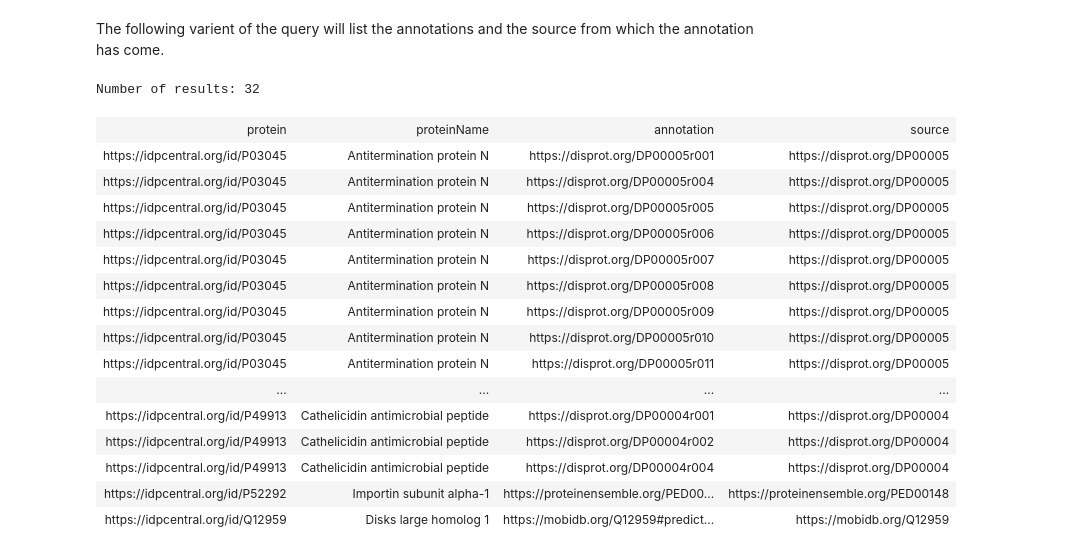
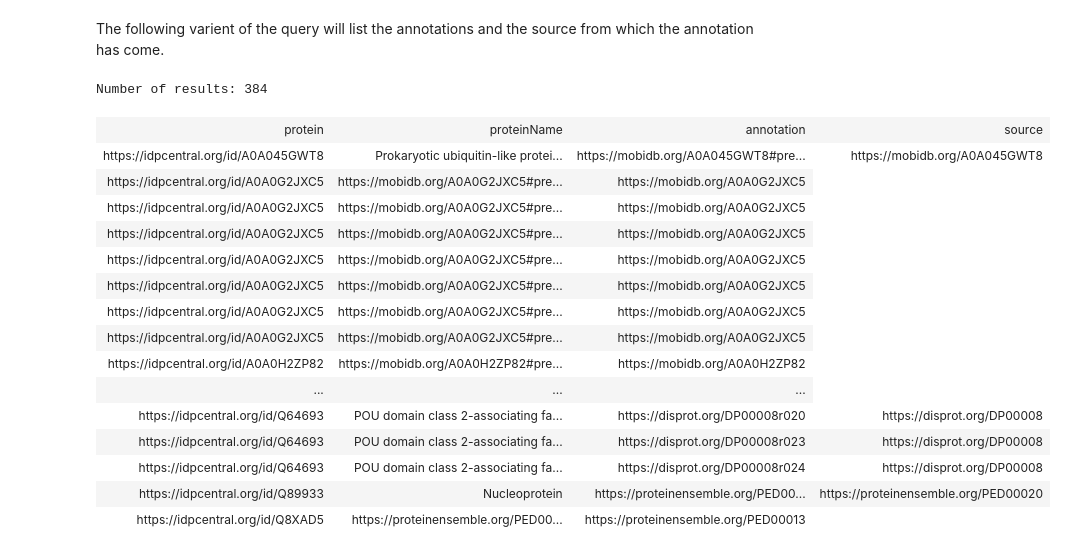
Before and after one commit to ivanmicetic/IDP-KG, a Jupyter notebook: notebooks/AnalysisQueries.ipynb, the cells around one changed output. Cells and saved outputs as stored; diff of their text form; code cells hidden in the pictures.

```diff
--- a/notebooks/AnalysisQueries.ipynb
+++ b/notebooks/AnalysisQueries.ipynb
@@ -41,21 +51,20 @@ from rdflib import ConjunctiveGraph
 The following function takes the results of a `SPARQL SELECT` query and displays them using a HTML table for human viewing.
 # %%
 def displayResults(queryResult):
-    from IPython.core.display import display, HTML
-    HTMLResult = '<p>Number of results: ' + str(len(queryResult)) + '</p>'
+    HTMLResult = '<p>Number of results: ' + str(len(queryResult['results']['bindings'])) + '</p>'
     HTMLResult = HTMLResult + '<table><tr style="color:white;background-color:#43BFC7;font-weight:bold">'
     # print variable names and build header:
-    for varName in queryResult.vars:
+    for varName in queryResult['head']['vars']:
         HTMLResult = HTMLResult + '<td>' + varName + '</td>'
     HTMLResult = HTMLResult + '</tr>'
 
     # print values from each row and build table of results
-    for row in queryResult:
+    for row in queryResult['results']['bindings']:
         HTMLResult = HTMLResult + '<tr>'
         for column in row:
             #print("COLUMN:", column)
             if column != "":
-                HTMLResult = HTMLResult + '<td>' +  str(column) + '</td>'
+                HTMLResult = HTMLResult + '<td>' +  str(row[column]['value']) + '</td>'
             else:
                 HTMLResult = HTMLResult + '<td>' + "N/A"+ '</td>'
         HTMLResult = HTMLResult + '</tr>'
@@ -903,47 +1102,49 @@ Number of results: 1
 # %% [markdown]
 The following varient of the query will list the annotations and the source from which the annotation has come.
 # %%
-displayResults(idpKG.query("""
+logging.info(' list the annotations - Query Started.')
+displayResults(query_idpkg("""
 PREFIX pav: <http://purl.org/pav/>
 PREFIX schema: <https://schema.org/>
 SELECT ?protein ?proteinName ?annotation ?source
 WHERE {
     {
         SELECT DISTINCT ?protein ?proteinName
         WHERE {
 		    GRAPH ?g {
         		?protein a schema:Protein .
 		        OPTIONAL {?protein schema:name ?proteinName .}
 		    }
         }
     }
     {
         SELECT ?annotation ?source ?protein
         WHERE {
             GRAPH ?g {
                 ?protein schema:hasSequenceAnnotation ?annotation
             }
             ?g pav:retrievedFrom ?source .
         }
     }
 }
 ORDER BY ?protein ?annotation
-"""))
+""", opt))
+logging.info('Query Completed.')
 # %% [output]
-Number of results: 32
+Number of results: 384
 | protein | proteinName | annotation | source |
-| https://idpcentral.org/id/P03045 | Antitermination protein N | https://disprot.org/DP00005r001 | https://disprot.org/DP00005 |
-| https://idpcentral.org/id/P03045 | Antitermination protein N | https://disprot.org/DP00005r004 | https://disprot.org/DP00005 |
-| https://idpcentral.org/id/P03045 | Antitermination protein N | https://disprot.org/DP00005r005 | https://disprot.org/DP00005 |
-| https://idpcentral.org/id/P03045 | Antitermination protein N | https://disprot.org/DP00005r006 | https://disprot.org/DP00005 |
-| https://idpcentral.org/id/P03045 | Antitermination protein N | https://disprot.org/DP00005r007 | https://disprot.org/DP00005 |
-| https://idpcentral.org/id/P03045 | Antitermination protein N | https://disprot.org/DP00005r008 | https://disprot.org/DP00005 |
-| https://idpcentral.org/id/P03045 | Antitermination protein N | https://disprot.org/DP00005r009 | https://disprot.org/DP00005 |
-| https://idpcentral.org/id/P03045 | Antitermination protein N | https://disprot.org/DP00005r010 | https://disprot.org/DP00005 |
-| https://idpcentral.org/id/P03045 | Antitermination protein N | https://disprot.org/DP00005r011 | https://disprot.org/DP00005 |
-| ... | ... | ... | ... |
-| https://idpcentral.org/id/P49913 | Cathelicidin antimicrobial peptide | https://disprot.org/DP00004r001 | https://disprot.org/DP00004 |
-| https://idpcentral.org/id/P49913 | Cathelicidin antimicrobial peptide | https://disprot.org/DP00004r002 | https://disprot.org/DP00004 |
-| https://idpcentral.org/id/P49913 | Cathelicidin antimicrobial peptide | https://disprot.org/DP00004r004 | https://disprot.org/DP00004 |
-| https://idpcentral.org/id/P52292 | Importin subunit alpha-1 | https://proteinensemble.org/PED00... | https://proteinensemble.org/PED00148 |
-| https://idpcentral.org/id/Q12959 | Disks large homolog 1 | https://mobidb.org/Q12959#predict... | https://mobidb.org/Q12959 |
+| https://idpcentral.org/id/A0A045GWT8 | Prokaryotic ubiquitin-like protei... | https://mobidb.org/A0A045GWT8#pre... | https://mobidb.org/A0A045GWT8 |
+| https://idpcentral.org/id/A0A0G2JXC5 | https://mobidb.org/A0A0G2JXC5#pre... | https://mobidb.org/A0A0G2JXC5 |
+| https://idpcentral.org/id/A0A0G2JXC5 | https://mobidb.org/A0A0G2JXC5#pre... | https://mobidb.org/A0A0G2JXC5 |
+| https://idpcentral.org/id/A0A0G2JXC5 | https://mobidb.org/A0A0G2JXC5#pre... | https://mobidb.org/A0A0G2JXC5 |
+| https://idpcentral.org/id/A0A0G2JXC5 | https://mobidb.org/A0A0G2JXC5#pre... | https://mobidb.org/A0A0G2JXC5 |
+| https://idpcentral.org/id/A0A0G2JXC5 | https://mobidb.org/A0A0G2JXC5#pre... | https://mobidb.org/A0A0G2JXC5 |
+| https://idpcentral.org/id/A0A0G2JXC5 | https://mobidb.org/A0A0G2JXC5#pre... | https://mobidb.org/A0A0G2JXC5 |
+| https://idpcentral.org/id/A0A0G2JXC5 | https://mobidb.org/A0A0G2JXC5#pre... | https://mobidb.org/A0A0G2JXC5 |
+| https://idpcentral.org/id/A0A0H2ZP82 | https://mobidb.org/A0A0H2ZP82#pre... | https://mobidb.org/A0A0H2ZP82 |
+| ... | ... | ... |
+| https://idpcentral.org/id/Q64693 | POU domain class 2-associating fa... | https://disprot.org/DP00008r020 | https://disprot.org/DP00008 |
+| https://idpcentral.org/id/Q64693 | POU domain class 2-associating fa... | https://disprot.org/DP00008r023 | https://disprot.org/DP00008 |
+| https://idpcentral.org/id/Q64693 | POU domain class 2-associating fa... | https://disprot.org/DP00008r024 | https://disprot.org/DP00008 |
+| https://idpcentral.org/id/Q89933 | Nucleoprotein | https://proteinensemble.org/PED00... | https://proteinensemble.org/PED00020 |
+| https://idpcentral.org/id/Q8XAD5 | https://proteinensemble.org/PED00... | https://proteinensemble.org/PED00013 |
```
Also changed, not shown: parts of 34 cells of this notebook.
